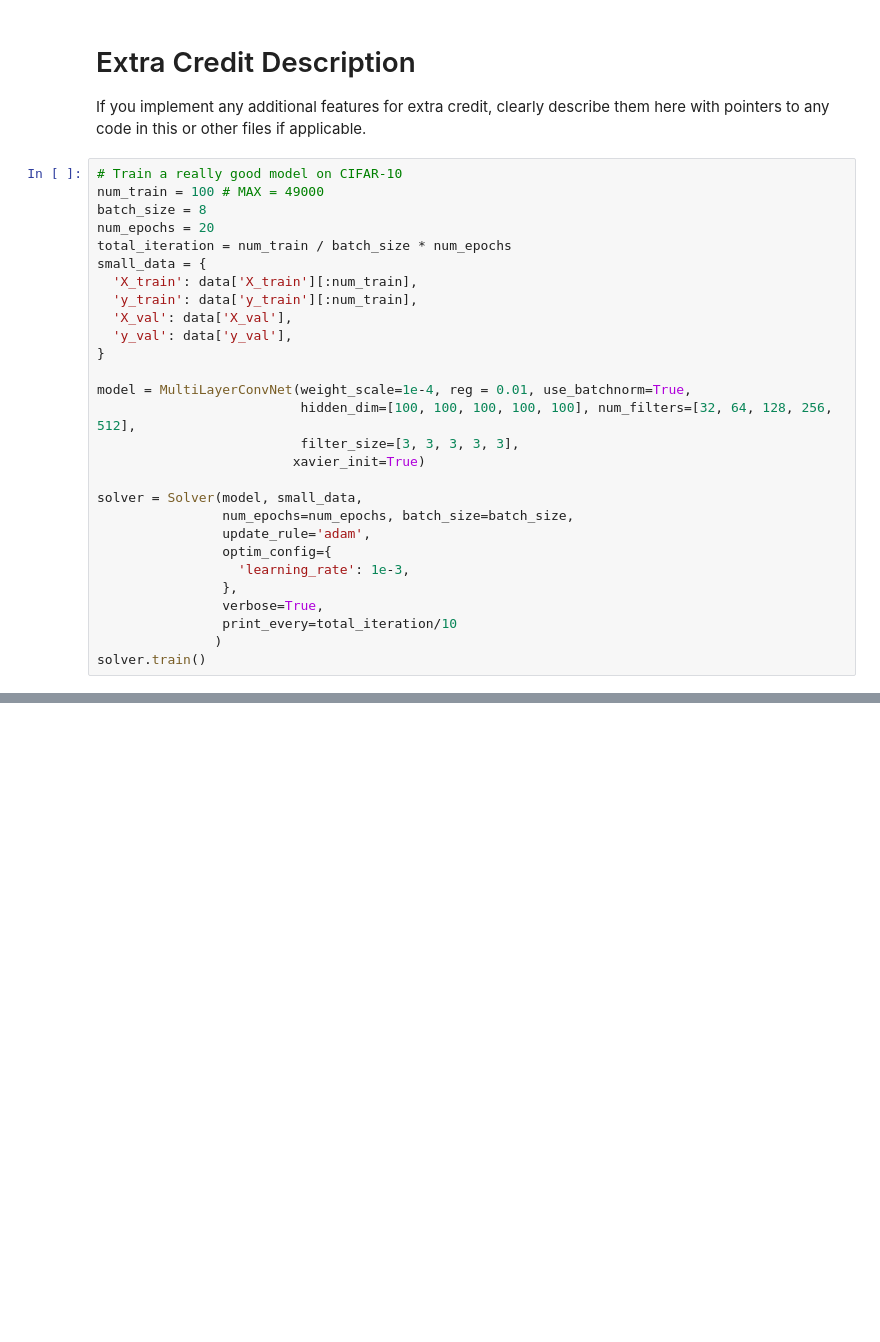
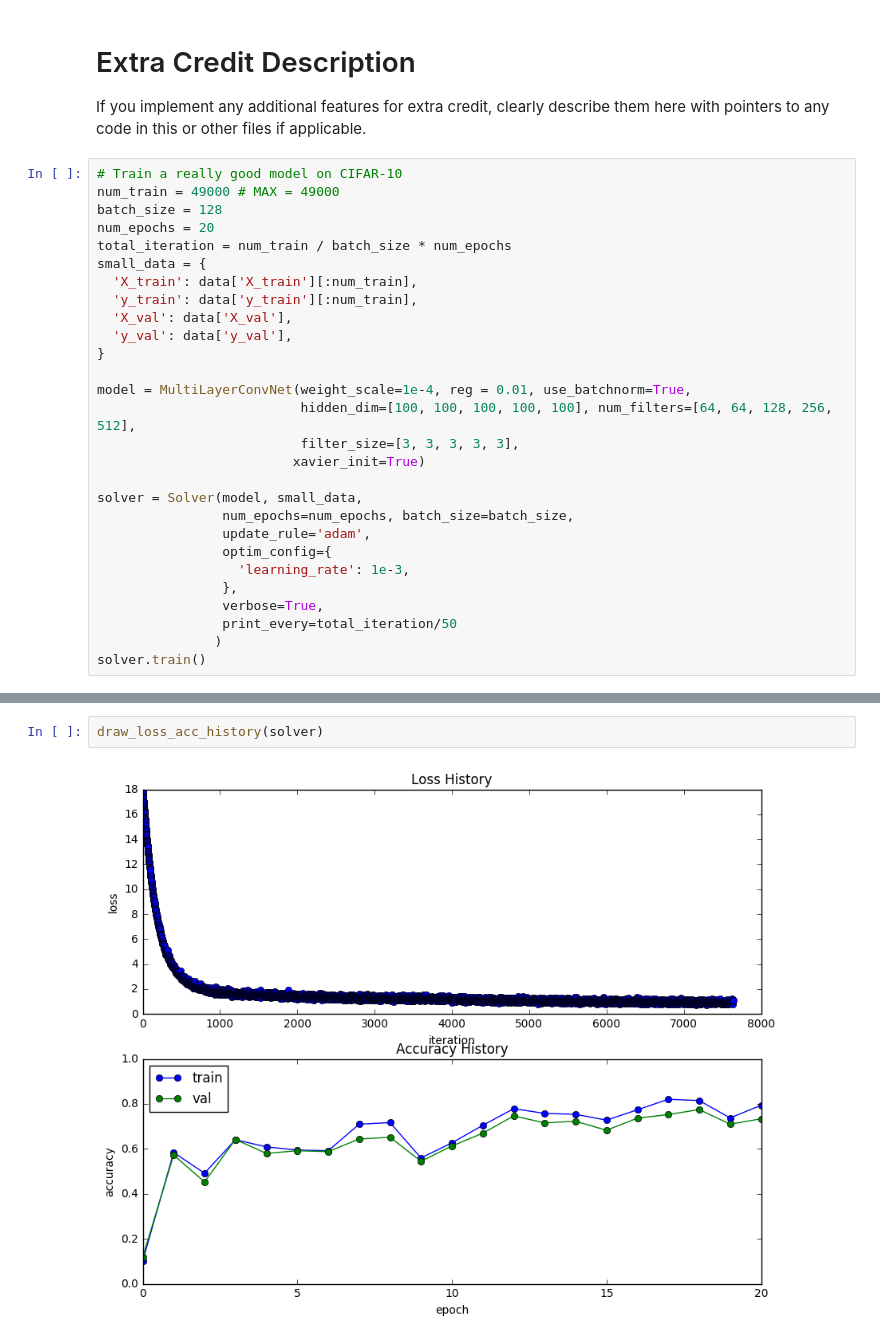
Before and after one commit to kkweon/CS231n, a Jupyter notebook: assignment2/ConvolutionalNetworks.ipynb, the cells around one changed output, grey strips where cells are left out. Saved outputs shown, nothing was run; the diff lists cells and outputs as text; blank space fills up the shorter version.

```diff
--- a/assignment2/ConvolutionalNetworks.ipynb
+++ b/assignment2/ConvolutionalNetworks.ipynb
@@ -838,8 +871,8 @@ draw_loss_acc_history(solver)
 If you implement any additional features for extra credit, clearly describe them here with pointers to any code in this or other files if applicable.
 # %%
 # Train a really good model on CIFAR-10
-num_train = 100 # MAX = 49000
-batch_size = 8
+num_train = 49000 # MAX = 49000
+batch_size = 128
 num_epochs = 20
 total_iteration = num_train / batch_size * num_epochs
 small_data = {
@@ -850,7 +883,7 @@ small_data = {
 }
 
 model = MultiLayerConvNet(weight_scale=1e-4, reg = 0.01, use_batchnorm=True,
-                          hidden_dim=[100, 100, 100, 100, 100], num_filters=[32, 64, 128, 256, 512],
+                          hidden_dim=[100, 100, 100, 100, 100], num_filters=[64, 64, 128, 256, 512],
                           filter_size=[3, 3, 3, 3, 3],
                          xavier_init=True)
 
@@ -861,7 +894,7 @@ solver = Solver(model, small_data,
                   'learning_rate': 1e-3,
                 },
                 verbose=True,
-                print_every=total_iteration/10
+                print_every=total_iteration/50
                )
 solver.train()
 # %% [output]
@@ -884,0 +918,4 @@ solver.train()
+# %%
+draw_loss_acc_history(solver)
+# %% [output]
+[figure, added]
```
Also changed, not shown: parts of 32 cells of this notebook, 5 other files.
